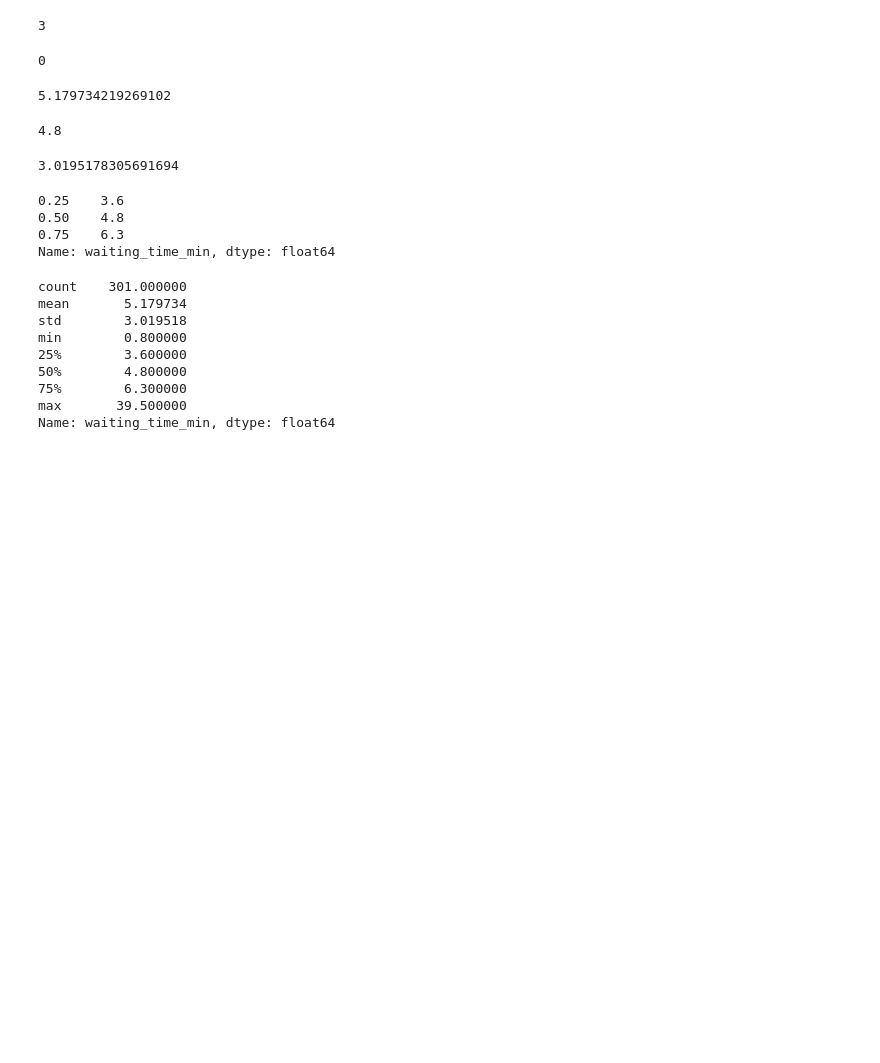
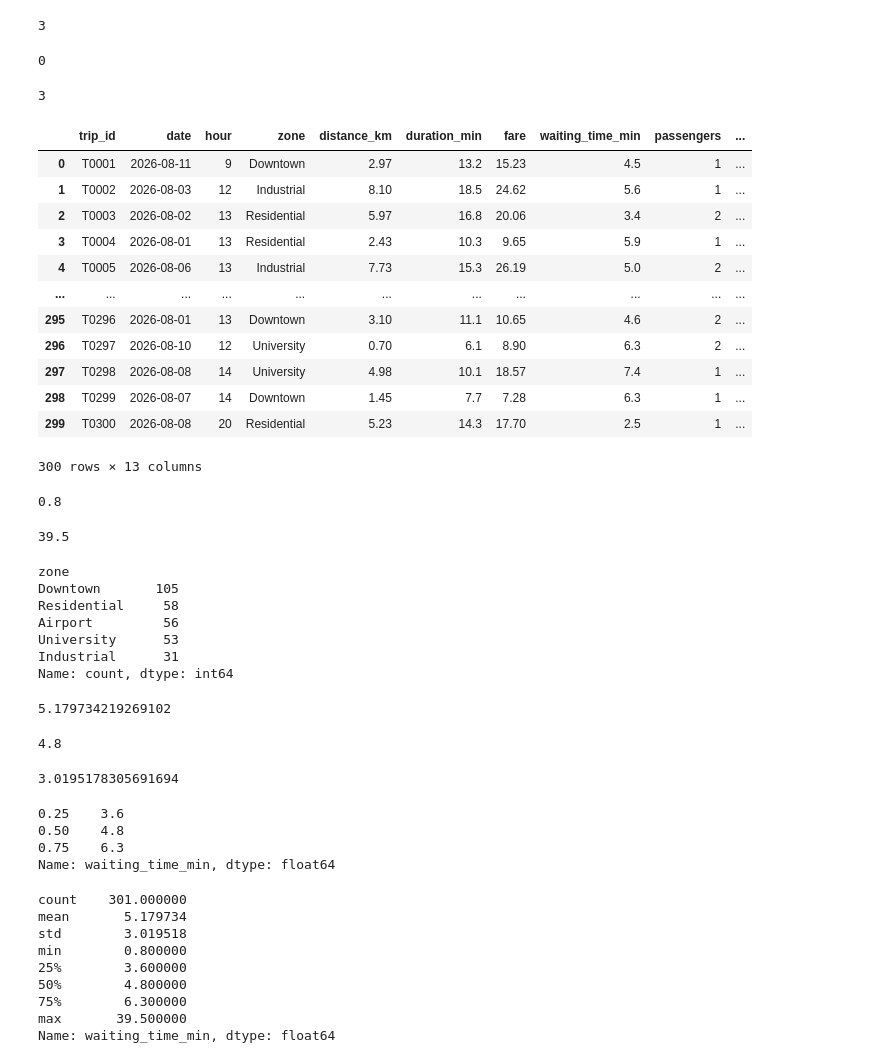
Before and after one commit to XiaomingLiGit/Descriptive-Statistics, a Jupyter notebook: w3/class 6.ipynb, the cells around one changed output. Drawn from its saved outputs; the diff is of its cells as text; code cells hidden in the pictures; blank space fills up the shorter version.

```diff
--- a/w3/class 6.ipynb
+++ b/w3/class 6.ipynb
@@ -1083,14 +1081,38 @@ df['fare'] = df['fare'].fillna(df['fare'].median())
 # %%
 # Quick data-quality checks
 
 
 df.duplicated().sum()
 df.drop_duplicates()
 
-df['wait_min'].min()
-df['wait_min'].max()
+df['waiting_time_min'].min()
+df['waiting_time_min'].max()
 
 df['zone'].value_counts(dropna=False)
+# %% [output]
+3
+|  | trip_id | date | hour | zone | distance_km | duration_min | fare | waiting_time_min | passengers | ... |
+| 0 | T0001 | 2026-08-11 | 9 | Downtown | 2.97 | 13.2 | 15.23 | 4.5 | 1 | ... |
+| 1 | T0002 | 2026-08-03 | 12 | Industrial | 8.10 | 18.5 | 24.62 | 5.6 | 1 | ... |
+| 2 | T0003 | 2026-08-02 | 13 | Residential | 5.97 | 16.8 | 20.06 | 3.4 | 2 | ... |
+| 3 | T0004 | 2026-08-01 | 13 | Residential | 2.43 | 10.3 | 9.65 | 5.9 | 1 | ... |
+| 4 | T0005 | 2026-08-06 | 13 | Industrial | 7.73 | 15.3 | 26.19 | 5.0 | 2 | ... |
+| ... | ... | ... | ... | ... | ... | ... | ... | ... | ... | ... |
+| 295 | T0296 | 2026-08-01 | 13 | Downtown | 3.10 | 11.1 | 10.65 | 4.6 | 2 | ... |
+| 296 | T0297 | 2026-08-10 | 12 | University | 0.70 | 6.1 | 8.90 | 6.3 | 2 | ... |
+| 297 | T0298 | 2026-08-08 | 14 | University | 4.98 | 10.1 | 18.57 | 7.4 | 1 | ... |
+| 298 | T0299 | 2026-08-07 | 14 | Downtown | 1.45 | 7.7 | 7.28 | 6.3 | 1 | ... |
+| 299 | T0300 | 2026-08-08 | 20 | Residential | 5.23 | 14.3 | 17.70 | 2.5 | 1 | ... |
+300 rows × 13 columns
+0.8
+39.5
+zone
+Downtown       105
+Residential     58
+Airport         56
+University      53
+Industrial      31
+Name: count, dtype: int64
 # %%
 # Descriptive statistics with pandas
 
```
Also changed, not shown: parts of 4 cells of this notebook, 14 other files.
